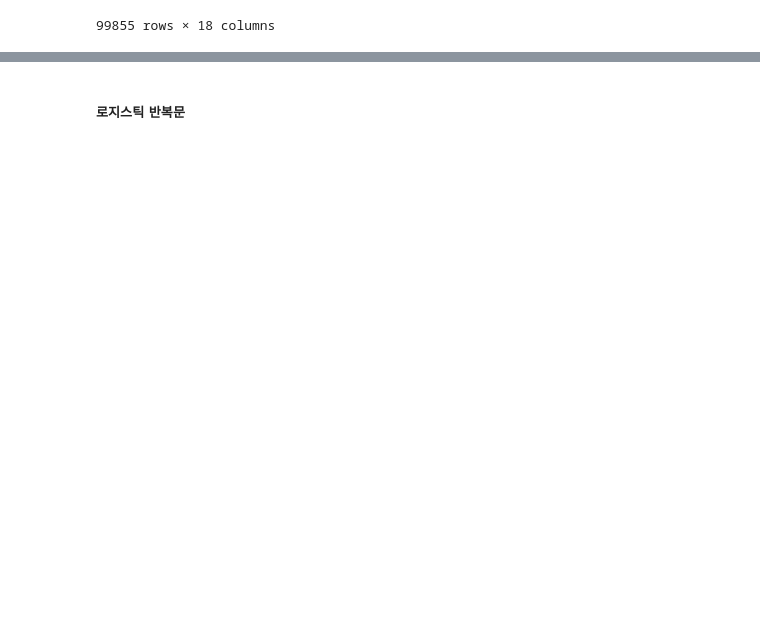
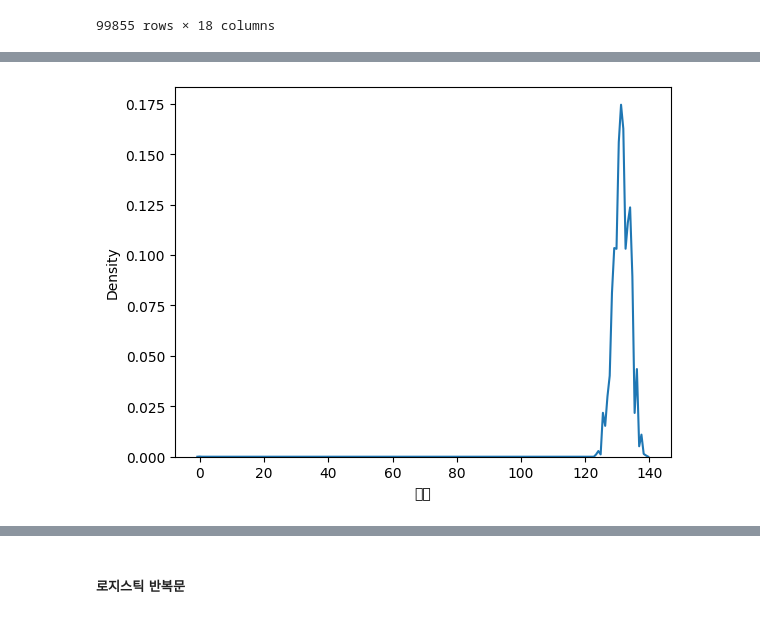
Before and after one commit to tabjun/from-22-to-23-project, a Jupyter notebook: Cow intramuscular fat/4차 시도_2023_10월 이후/full_data_logistic.ipynb, the cells around one changed output, grey strips where cells are left out. Saved outputs shown, nothing was run; the diff lists cells and outputs as text; code cells hidden in the pictures; blank space fills up the shorter version.

```diff
--- a/Cow intramuscular fat/4차 시도_2023_10월 이후/full_data_logistic.ipynb
+++ b/Cow intramuscular fat/4차 시도_2023_10월 이후/full_data_logistic.ipynb
@@ -33,0 +53,5 @@ df_copy.head(1)
+# %%
+sns.kdeplot(df_copy['체고'])
+plt.show()
+# %% [output]
+[figure, added]
```
Also changed, not shown: parts of 18 cells of this notebook.
